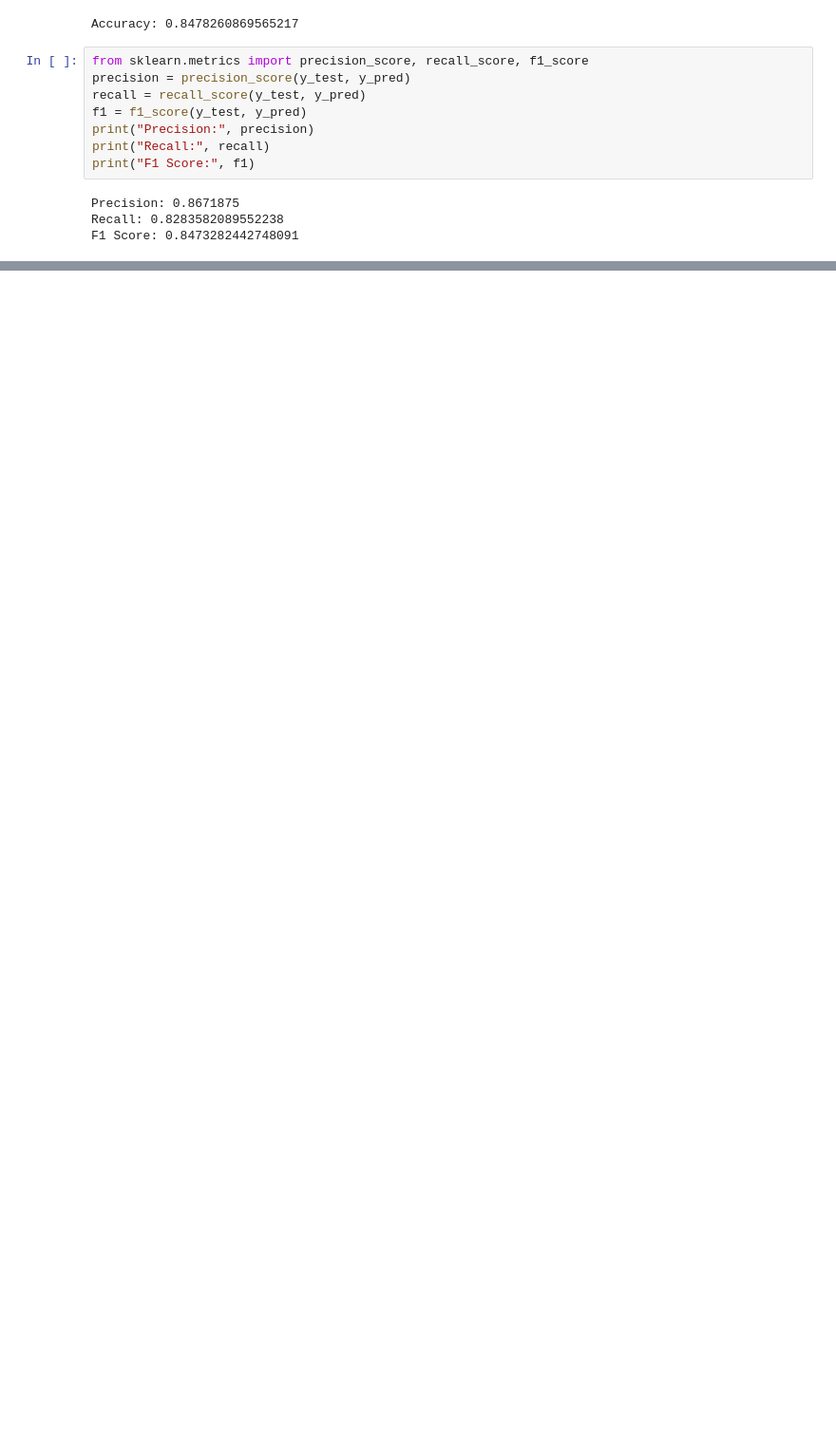
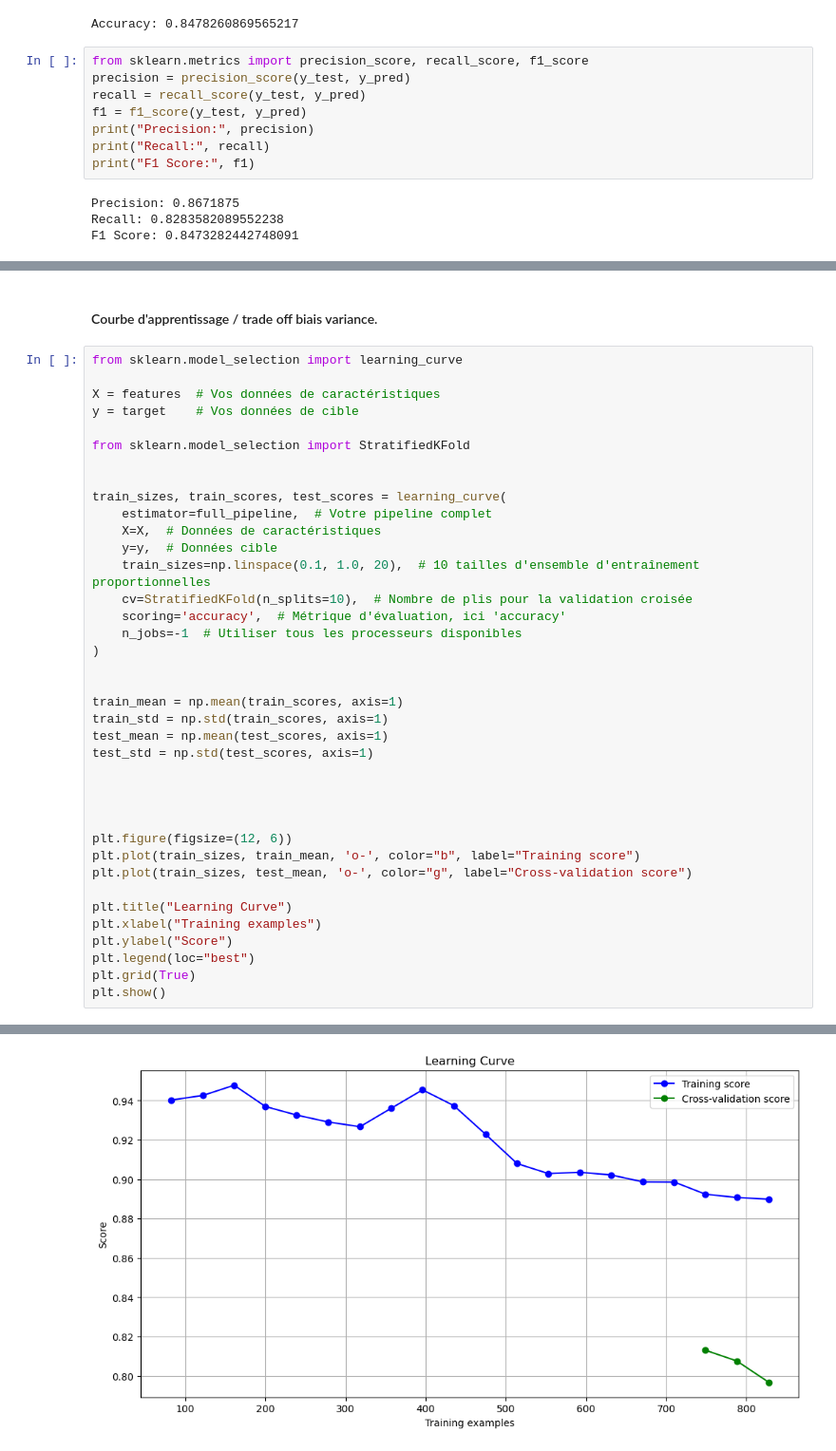
Before and after one commit to guilhemgrvx/ML_project, a Jupyter notebook: UCI_disease.ipynb, the cells around one changed output, grey strips where cells are left out. Shown: that part at 95% size. Drawn from its saved outputs; the diff is of its cells as text; blank space fills up the shorter version.

```diff
--- a/UCI_disease.ipynb
+++ b/UCI_disease.ipynb
@@ -187,0 +194,41 @@ F1 Score: 0.8473282442748091
+# %% [markdown]
+#### Courbe d'apprentissage / trade off biais variance.
+# %%
+from sklearn.model_selection import learning_curve
+
+X = features  # Vos données de caractéristiques
+y = target    # Vos données de cible
+
+from sklearn.model_selection import StratifiedKFold
+
+
+train_sizes, train_scores, test_scores = learning_curve(
+    estimator=full_pipeline,  # Votre pipeline complet
+    X=X,  # Données de caractéristiques
+    y=y,  # Données cible
+    train_sizes=np.linspace(0.1, 1.0, 20),  # 10 tailles d'ensemble d'entraînement proportionnelles
+    cv=StratifiedKFold(n_splits=10),  # Nombre de plis pour la validation croisée
+    scoring='accuracy',  # Métrique d'évaluation, ici 'accuracy'
+    n_jobs=-1  # Utiliser tous les processeurs disponibles
+)
+
+
+train_mean = np.mean(train_scores, axis=1)
+train_std = np.std(train_scores, axis=1)
+test_mean = np.mean(test_scores, axis=1)
+test_std = np.std(test_scores, axis=1)
+
+
+
+
+plt.figure(figsize=(12, 6))
+plt.plot(train_sizes, train_mean, 'o-', color="b", label="Training score")
+plt.plot(train_sizes, test_mean, 'o-', color="g", label="Cross-validation score")
+
+plt.title("Learning Curve")
+plt.xlabel("Training examples")
+plt.ylabel("Score")
+plt.legend(loc="best")
+plt.grid(True)
+plt.show()
+# %% [output]
@@ -187,0 +252 @@ F1 Score: 0.8473282442748091
+[figure, added]
```
Also changed, not shown: parts of 9 cells of this notebook.
